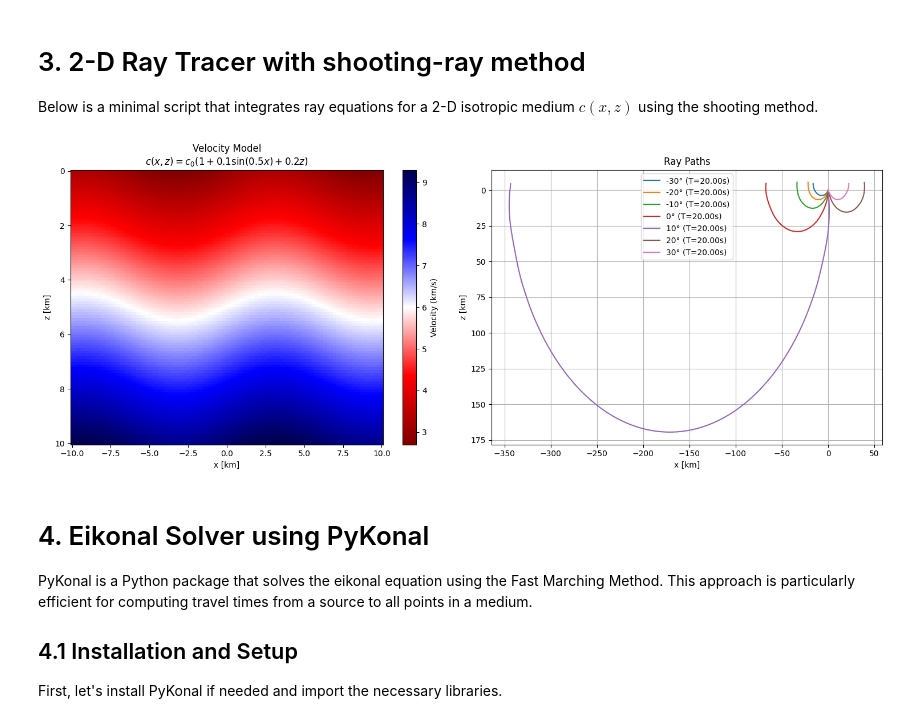
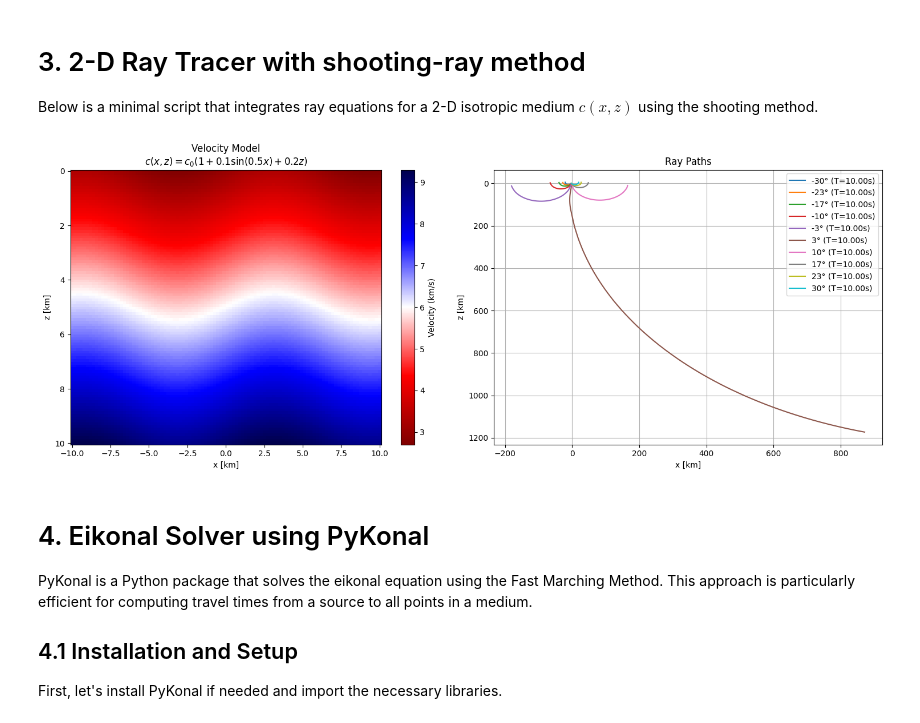
Before and after one commit to UW-geophysics-edu/ESS563-2025, a Jupyter notebook: notebooks/Eikonal_tomo_location.ipynb, the cells around one changed output. Drawn from its saved outputs; the diff is of its cells as text; code cells hidden in the pictures.

```diff
--- a/notebooks/Eikonal_tomo_location.ipynb
+++ b/notebooks/Eikonal_tomo_location.ipynb
@@ -473,7 +473,7 @@ def ray_equations(s, y):
     return [dxds, dzds, dpxds, dpzds, dTds]
 
 # --- Initialize ray ---
-def shoot_ray(theta0_deg, x0=0.0, z0=0.0, s_max=20.0, npts=500):
+def shoot_ray(theta0_deg, x0=0.0, z0=0.0, s_max=10.0, npts=500):
     theta = np.radians(theta0_deg)
     c0 = velocity_2D(x0, z0)
     px0 = np.sin(theta) / c0
@@ -493,36 +493,36 @@ X, Z = np.meshgrid(x, z)
 V = velocity_2D(X, Z)
 
 # Plot velocity model and ray paths
 plt.figure(figsize=(15, 6))
 
 # Plot velocity field
 plt.subplot(121)
 plt.pcolor(X, Z, V, shading='auto', cmap='seismic_r')  # seismic_r shows low velocities in red, high in blue
 plt.colorbar(label='Velocity (km/s)')
 plt.title('Velocity Model\n$c(x,z) = c_0(1 + 0.1\sin(0.5x) + 0.2z)$')
 plt.xlabel('x [km]')
 plt.ylabel('z [km]')
 plt.gca().invert_yaxis()
 
 # Plot ray paths
 plt.subplot(122)
-angles = np.linspace(-30, 30, 7)
+angles = np.linspace(-30, 30, 10)
 for ang in angles:
-    sol = shoot_ray(ang, z0=0)
+    sol = shoot_ray(ang, x0=-2.5, z0=0)
     x, z, T = sol.y[0], sol.y[1], sol.y[4]
     plt.plot(x, z, label=f"{ang:.0f}° (T={T[-1]:.2f}s)")
 
 plt.gca().invert_yaxis()
 plt.xlabel('x [km]')
 plt.ylabel('z [km]')
 plt.title('Ray Paths')
 plt.legend()
 plt.grid(True)
 
 plt.tight_layout()
 plt.show()
 # %% [output]
-[figure, old version]
+[figure, new version]
 # %% [markdown]
 # 4. Eikonal Solver using PyKonal
 
```
Also changed, not shown: parts of 17 cells of this notebook.
